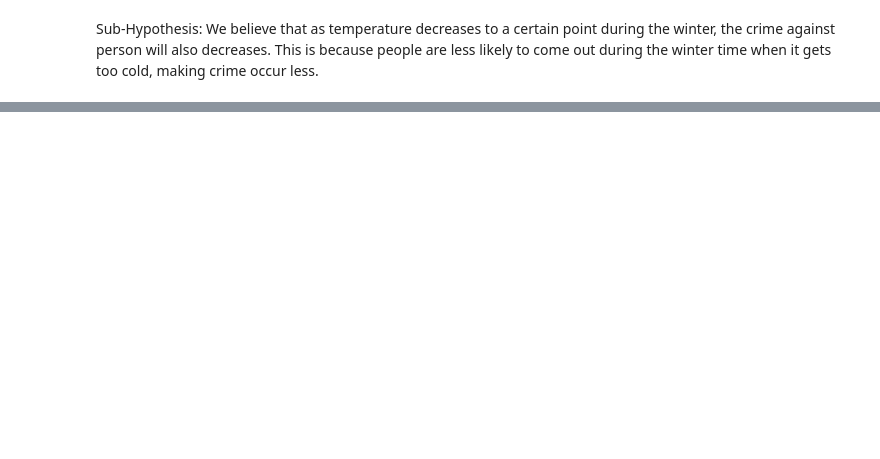
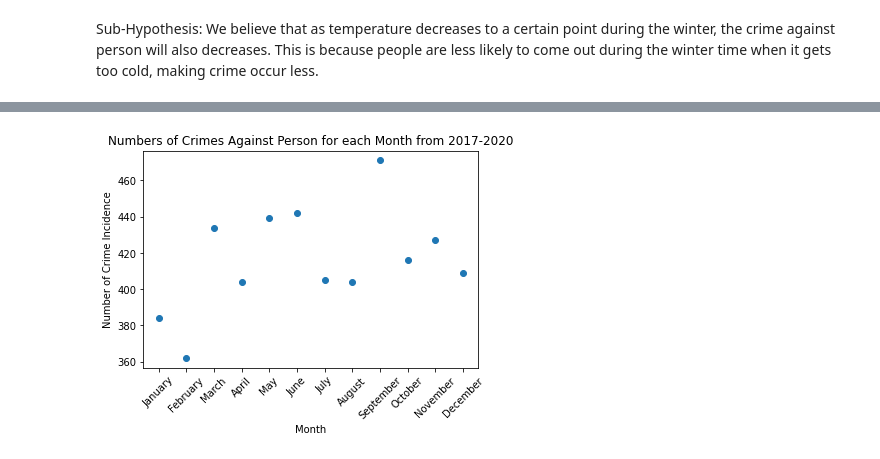
Before and after one commit to siekmeierpaul/Project1-Team6, a Jupyter notebook: Weather & Crime in Silver Spring_Maryland.ipynb, the cells around one changed output, grey strips where cells are left out. Cells and saved outputs as stored; diff of their text form; code cells hidden in the pictures; blank space fills up the shorter version.

Commit message:
Added code for plotting month and # of crime

```diff
--- a/Weather & Crime in Silver Spring_Maryland.ipynb
+++ b/Weather & Crime in Silver Spring_Maryland.ipynb
@@ -62,4 +90,4 @@ Sub-Hypothesis: We believe that as temperature decreases to a certain point duri
 # %%
 # Create Crime Against Person df
-person_crime_df = clean_crime_df.loc[(clean_crime_df['Crime Main Category'] == 'Crime Against Person'), :]
-person_crime_df['City'].value_counts()
+person_crime_df = silverspring_clean_df.loc[(silverspring_clean_df['Crime Main Category'] == 'Crime Against Person'), :]
+person_crime_df
@@ -65,0 +108,14 @@ person_crime_df['City'].value_counts()
+# %%
+# Using Groupby
+personmonthgroup = person_crime_df.groupby('Month')
+personcrime_count_month = personmonthgroup['Month'].count()
+personcrime_count_month
+
+personcrime_df = pd.DataFrame({'Number of Crime Incidence':personcrime_count_month})
+months = ['January', 'February', 'March', 'April', 'May', 'June', 'July', 'August', 'September', 'October', 'November', 'December']
+
+
+personcrime_index_df = personcrime_df.reset_index(drop=True)
+personcrime_index_df['Month'] = months
+personcrime_index_df = personcrime_index_df[['Month','Number of Crime Incidence']]
+personcrime_index_df
@@ -66,3 +136,18 @@ person_crime_df['City'].value_counts()
+# %%
+# Visualize the incidence of Crime Against Person for each month from 2017-2020
+x_all = personcrime_index_df['Month']
+y_all = personcrime_index_df['Number of Crime Incidence']
+
+plt.scatter(x_all, y_all,)
+plt.xticks(rotation=45)
+
+plt.xlabel('Month')
+plt.ylabel('Number of Crime Incidence')
+plt.title('Numbers of Crimes Against Person for each Month from 2017-2020')
+
+plt.show()
+# %% [output]
+[figure, added]
 # %%
 # Create different df for different year (2017-2019)
 person_crime_2017df = person_crime_df.loc[person_crime_df['Year'] == 2017]
```
Also changed, not shown: parts of 11 cells of this notebook.
